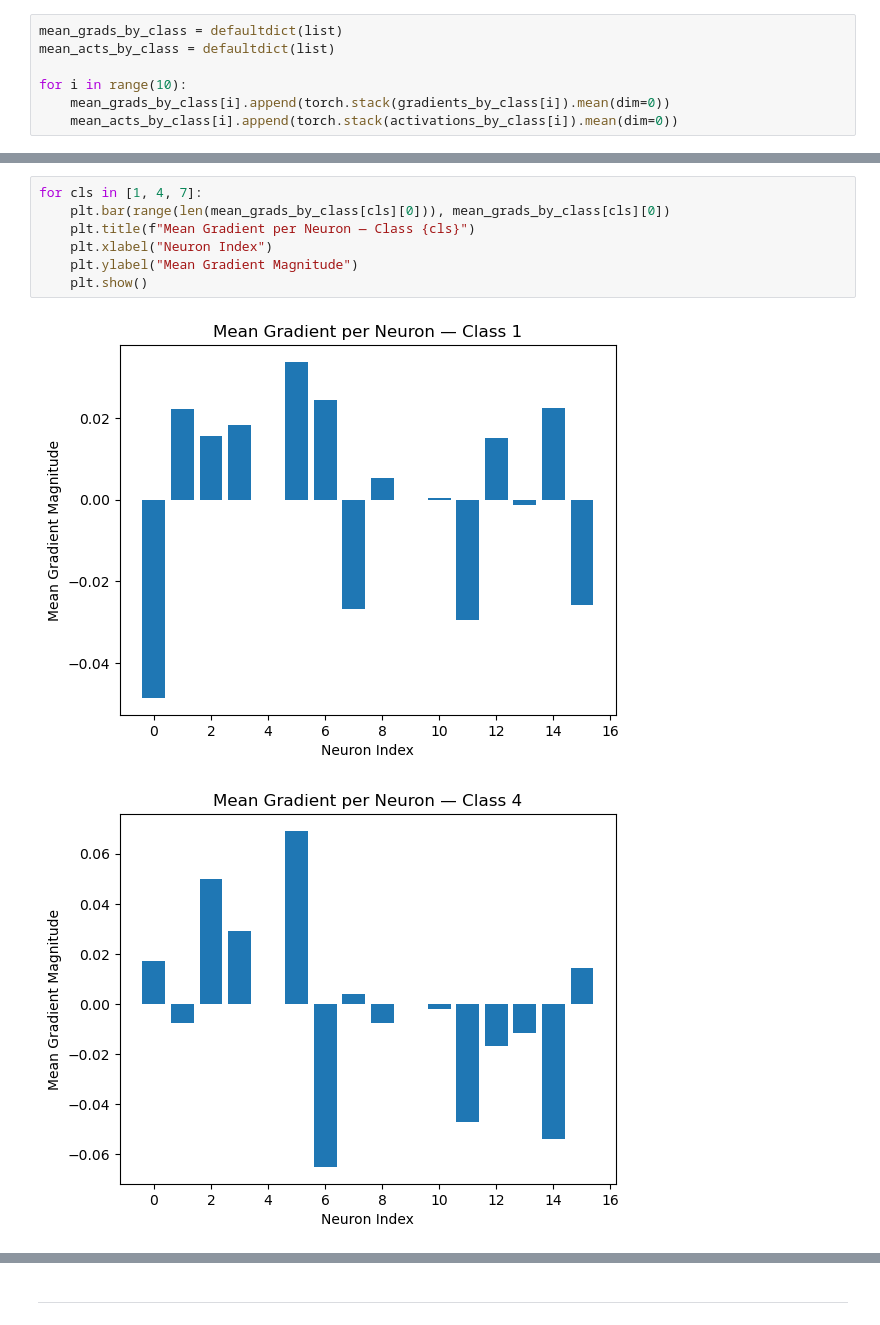
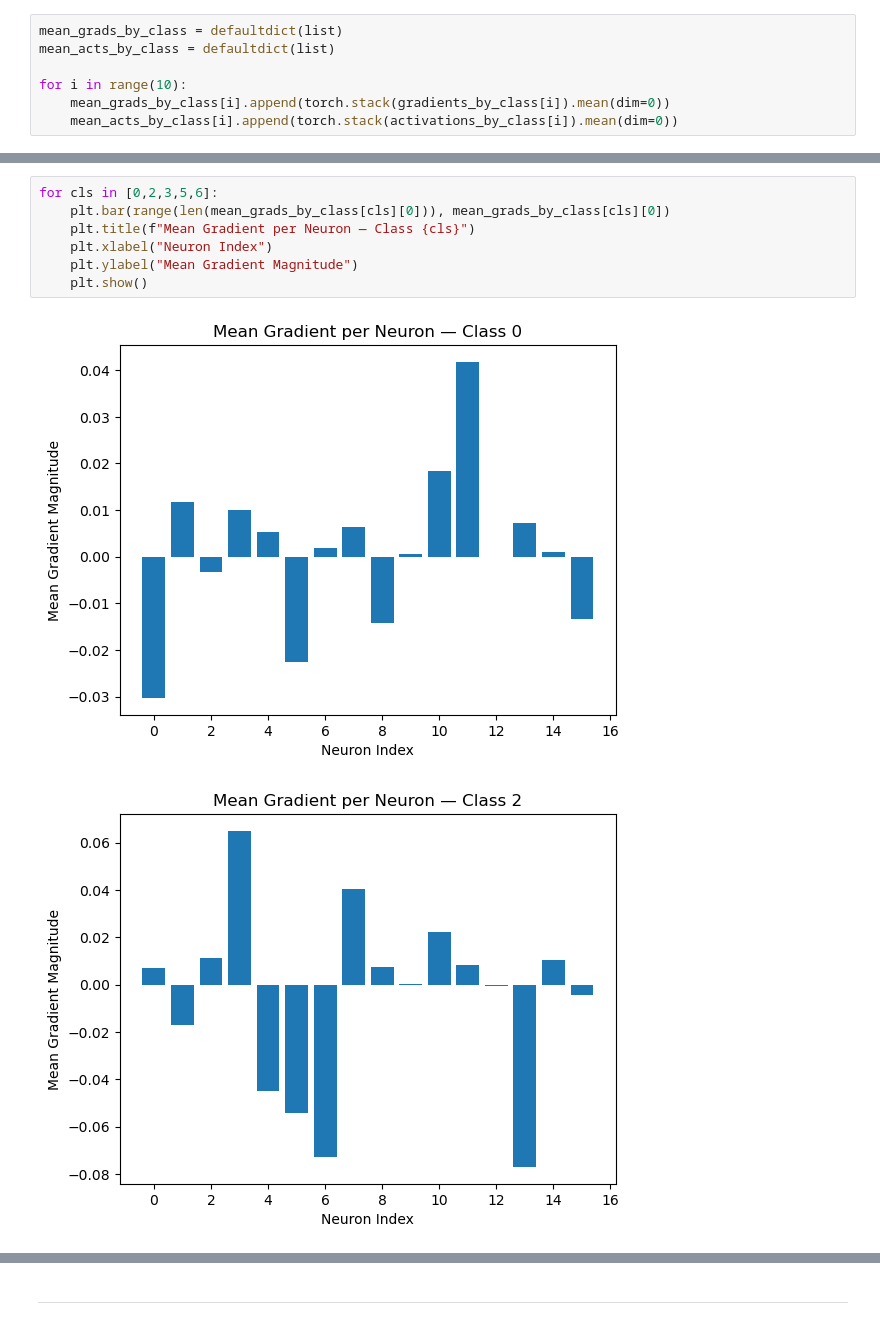
Before and after one commit to eriktholmes/interpreting_mnist, a Jupyter notebook: MLP/02_MLP_for_Interpretability_non_normalized_part_2.ipynb, the cells around one changed output, grey strips where cells are left out. Drawn from its saved outputs; the diff is of its cells as text.

```diff
--- a/MLP/02_MLP_for_Interpretability_non_normalized_part_2.ipynb
+++ b/MLP/02_MLP_for_Interpretability_non_normalized_part_2.ipynb
@@ -304,10 +267,10 @@ Note also that the gradients in neuron 5 are highest for classes that appear qui
 # %%
-for cls in [1, 4, 7]:
+for cls in [0,2,3,5,6]:
     plt.bar(range(len(mean_grads_by_class[cls][0])), mean_grads_by_class[cls][0])
     plt.title(f"Mean Gradient per Neuron — Class {cls}")
     plt.xlabel("Neuron Index")
     plt.ylabel("Mean Gradient Magnitude")
     plt.show()
 # %% [output]
-[figure, old version]
+[figure, new version]
-[figure, old version]
+[figure, new version]
```
Also changed, not shown: parts of 38 cells of this notebook.
